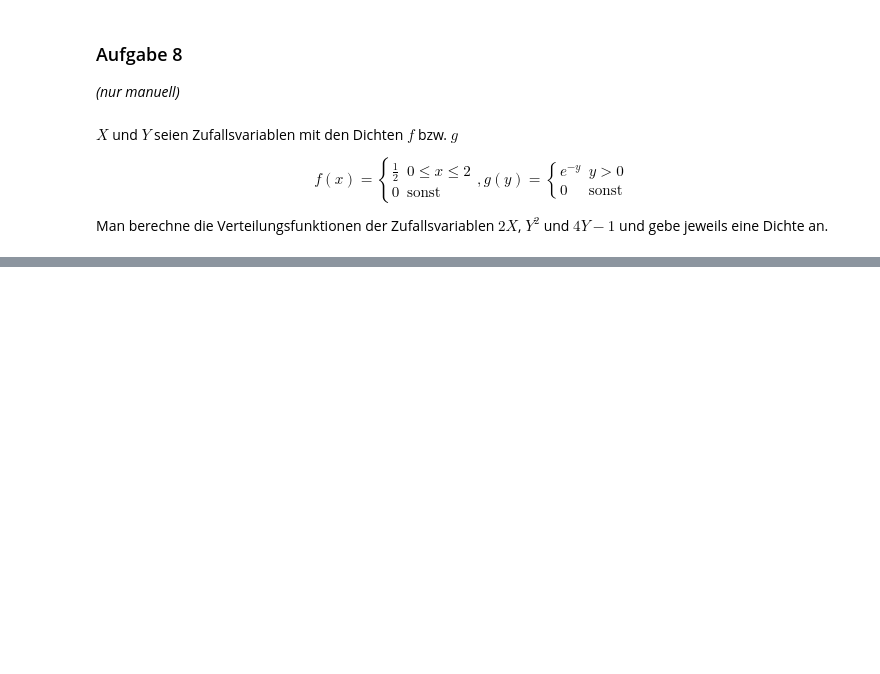
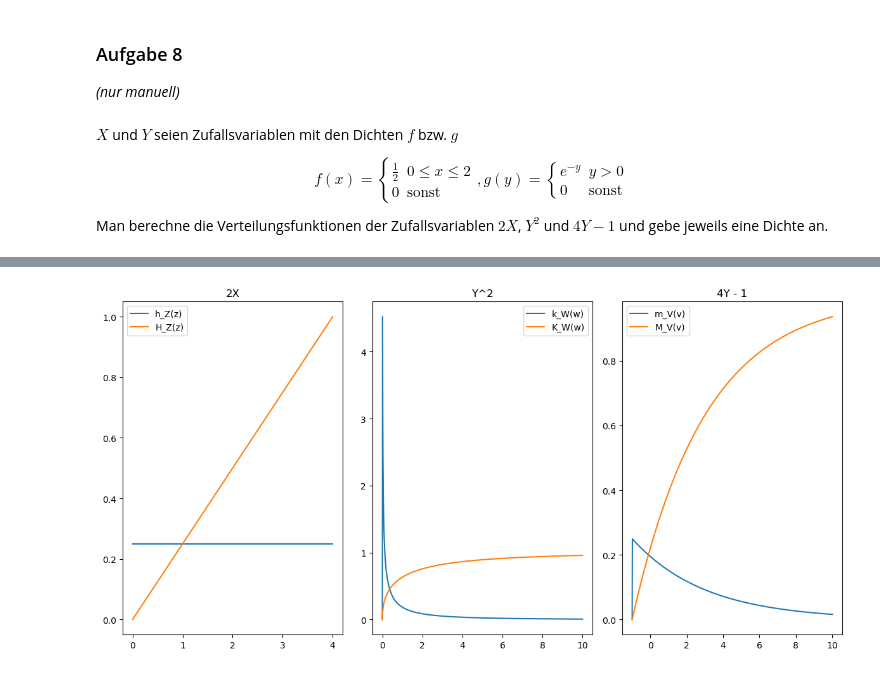
Before and after one commit to maixnor/uniwien, a Jupyter notebook: notebooks/stat/Aufgabenblatt_5.ipynb, the cells around one changed output, grey strips where cells are left out. Cells and saved outputs as stored; diff of their text form; code cells hidden in the pictures; blank space fills up the shorter version.

```diff
--- a/notebooks/stat/Aufgabenblatt_5.ipynb
+++ b/notebooks/stat/Aufgabenblatt_5.ipynb
@@ -305,0 +594,62 @@ Man berechne die Verteilungsfunktionen der Zufallsvariablen $2X$, $Y^2$ und $4Y-
+# %%
+import numpy as np
+import matplotlib.pyplot as plt
+
+# a) Verteilungsfunktion und Dichte von 2X
+def f_X(x):
+    return 0.5 if 0 <= x <= 2 else 0
+
+def h_Z(z):
+    return 0.25 if 0 <= z <= 4 else 0
+
+def H_Z(z):
+    return z / 4 if 0 <= z <= 4 else 1 if z > 4 else 0
+
+# b) Verteilungsfunktion und Dichte von Y^2
+def g_Y(y):
+    return np.exp(-y) if y > 0 else 0
+
+def k_W(w):
+    return (np.exp(-np.sqrt(w)) / (2 * np.sqrt(w))) if w > 0 else 0
+
+def K_W(w):
+    return 1 - np.exp(-np.sqrt(w)) if w > 0 else 0
+
+# c) Verteilungsfunktion und Dichte von 4Y - 1
+def m_V(v):
+    return (np.exp(-(v + 1) / 4) / 4) if v > -1 else 0
+
+def M_V(v):
+    return 1 - np.exp(-(v + 1) / 4) if v > -1 else 0
+
+# Plotting the densities and distribution functions
+x_vals = np.linspace(0, 4, 1000)
+y_vals = np.linspace(0, 10, 1000)
+v_vals = np.linspace(-1, 10, 1000)
+
+# Plot for 2X
+plt.figure(figsize=(12, 6))
+plt.subplot(1, 3, 1)
+plt.plot(x_vals, [h_Z(z) for z in x_vals], label='h_Z(z)')
+plt.plot(x_vals, [H_Z(z) for z in x_vals], label='H_Z(z)')
+plt.title('2X')
+plt.legend()
+
+# Plot for Y^2
+plt.subplot(1, 3, 2)
+plt.plot(y_vals, [k_W(w) for w in y_vals], label='k_W(w)')
+plt.plot(y_vals, [K_W(w) for w in y_vals], label='K_W(w)')
+plt.title('Y^2')
+plt.legend()
+
+# Plot for 4Y - 1
+plt.subplot(1, 3, 3)
+plt.plot(v_vals, [m_V(v) for v in v_vals], label='m_V(v)')
+plt.plot(v_vals, [M_V(v) for v in v_vals], label='M_V(v)')
+plt.title('4Y - 1')
+plt.legend()
+
+plt.tight_layout()
+plt.show()
+# %% [output]
+[figure, added]
```
Also changed, not shown: parts of 7 cells of this notebook.
